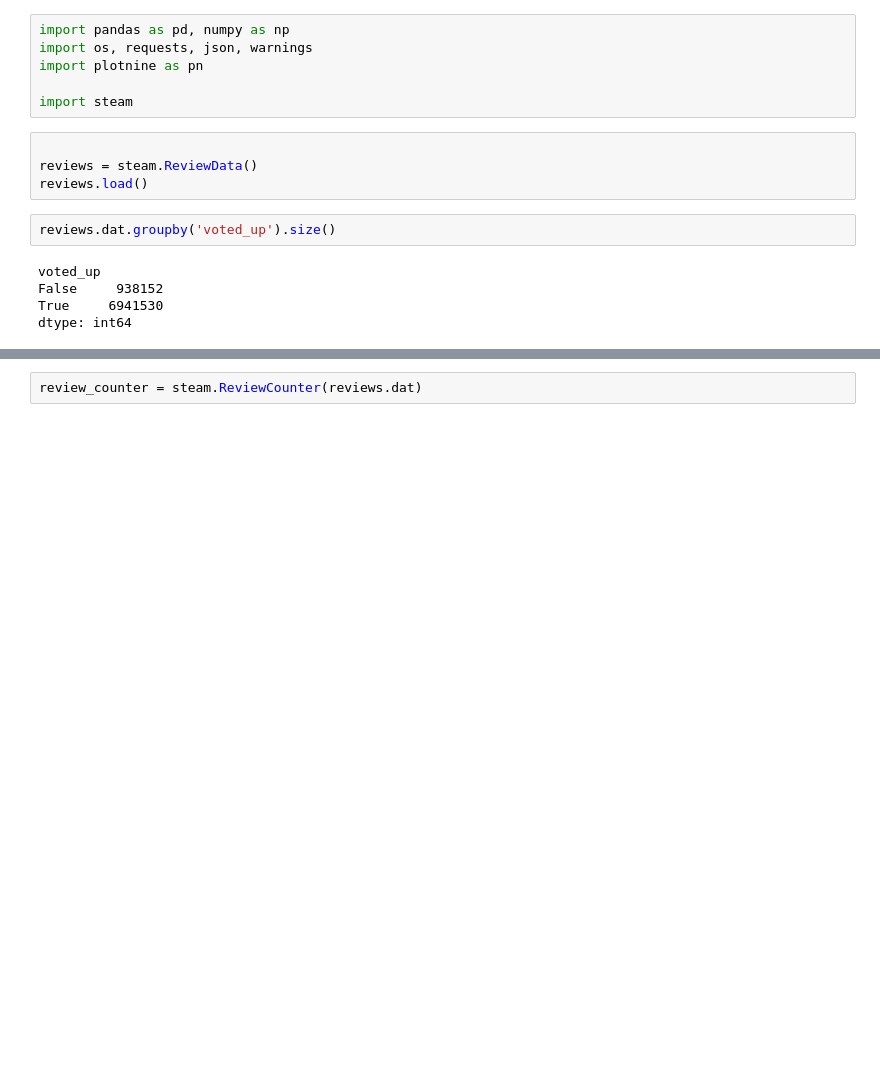
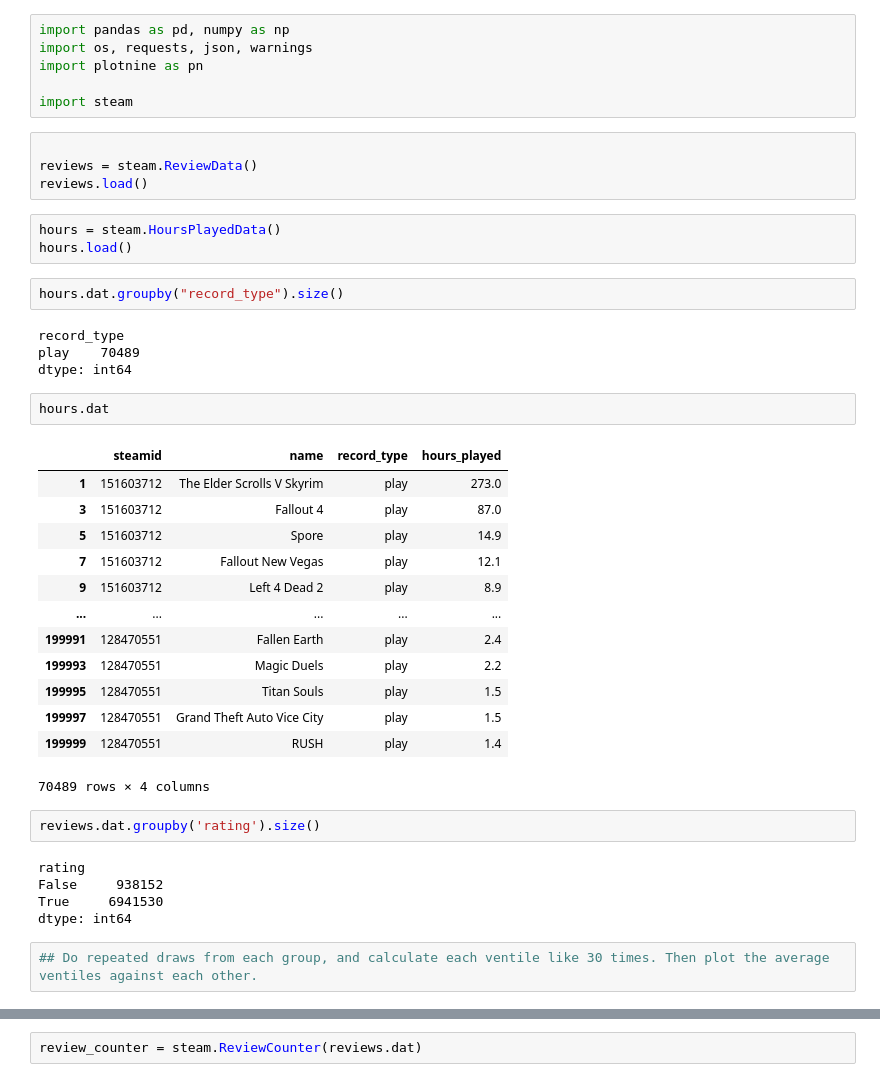
Before and after one commit to allswellthatsmaxwell/analysis-and-ml, a Jupyter notebook: projects/steam/py/steam.ipynb, the cells around one changed output, grey strips where cells are left out. Saved outputs shown, nothing was run; the diff lists cells and outputs as text; blank space fills up the shorter version.

Commit message:
more data reading

```diff
--- a/projects/steam/py/steam.ipynb
+++ b/projects/steam/py/steam.ipynb
@@ -11,10 +14,37 @@ import steam
 
 reviews = steam.ReviewData()
 reviews.load()
+# %%
+hours = steam.HoursPlayedData()
+hours.load()
+# %%
+hours.dat.groupby("record_type").size()
+# %% [output]
+record_type
+play    70489
+dtype: int64
+# %%
+hours.dat
+# %% [output]
+|  | steamid | name | record_type | hours_played |
+| 1 | 151603712 | The Elder Scrolls V Skyrim | play | 273.0 |
+| 3 | 151603712 | Fallout 4 | play | 87.0 |
+| 5 | 151603712 | Spore | play | 14.9 |
+| 7 | 151603712 | Fallout New Vegas | play | 12.1 |
+| 9 | 151603712 | Left 4 Dead 2 | play | 8.9 |
+| ... | ... | ... | ... | ... |
+| 199991 | 128470551 | Fallen Earth | play | 2.4 |
+| 199993 | 128470551 | Magic Duels | play | 2.2 |
+| 199995 | 128470551 | Titan Souls | play | 1.5 |
+| 199997 | 128470551 | Grand Theft Auto Vice City | play | 1.5 |
+| 199999 | 128470551 | RUSH | play | 1.4 |
+70489 rows × 4 columns
 # %%
-reviews.dat.groupby('voted_up').size()
+reviews.dat.groupby('rating').size()
 # %% [output]
-voted_up
+rating
 False     938152
 True     6941530
 dtype: int64
+# %%
+## Do repeated draws from each group, and calculate each ventile like 30 times. Then plot the average ventiles against each other.
```
Also changed, not shown: parts of 9 cells of this notebook, 1 other file.
